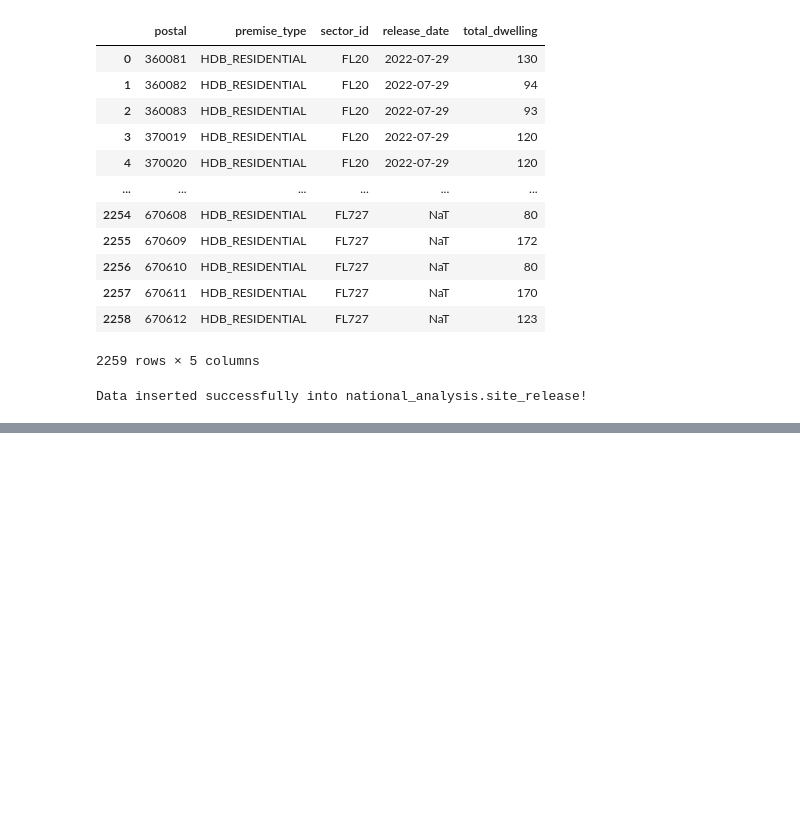
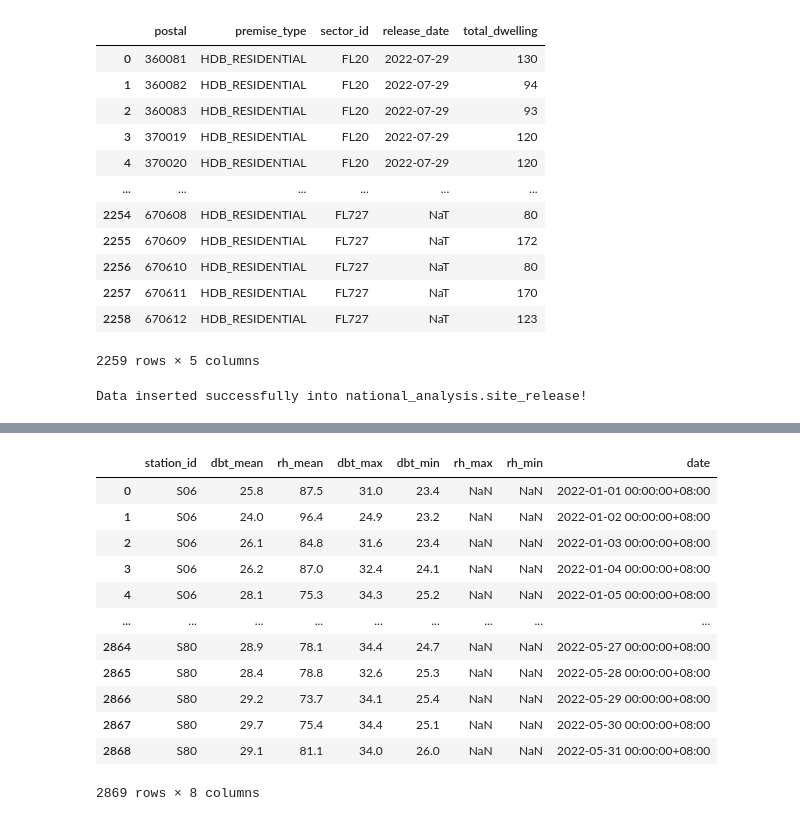
Before and after one commit to etheleon/dengue, a Jupyter notebook: scripts/insert_data.ipynb, the cells around one changed output, grey strips where cells are left out. Cells and saved outputs as stored; diff of their text form; code cells hidden in the pictures; blank space fills up the shorter version.

```diff
--- a/scripts/insert_data.ipynb
+++ b/scripts/insert_data.ipynb
@@ -237,0 +589,42 @@ connection.close()
+# %%
+# Define the column names with max, min, and mean as suffixes
+snake_case_names = [
+    "station", "year", "month", "day", "dbt_mean",
+    "rh_mean", "dbt_max", "dbt_min",
+    "wind_direction_scalar_mean", "wind_speed_scalar_kts_mean",
+    "wind_direction_max", "wind_speed_kts_max"
+]
+
+# Read the CSV file, skipping the first row and using the custom column names
+temperature_2022_df = pd.read_csv("/home/wesley/github/etheleon/national_analysis/data/climate/weather_2022/Temp 2022.csv", skiprows=1, names=snake_case_names, encoding='ISO-8859-1').loc[:, :"dbt_min"]
+
+expected_columns = ['rh_max', 'rh_min', 'rh_mean']
+
+# Check if each column exists in the DataFrame, and if not, add it with NaN values
+for col in expected_columns:
+    if col not in temperature_2022_df.columns:
+        temperature_2022_df[col] = np.nan
+
+temperature_2022_df.rename(columns={'station': 'station_id'}, inplace=True)
+
+
+# Combine year, month, and day into a single date column
+temperature_2022_df['date'] = pd.to_datetime(temperature_2022_df[['year', 'month', 'day']])
+temperature_2022_df.drop(columns=['year', 'month', 'day'], inplace=True)
+temperature_2022_df['date'] = temperature_2022_df['date'].dt.tz_localize('Asia/Singapore')
+# %%
+temperature_2022_df
+# %% [output]
+|  | station_id | dbt_mean | rh_mean | dbt_max | dbt_min | rh_max | rh_min | date |
+| 0 | S06 | 25.8 | 87.5 | 31.0 | 23.4 | NaN | NaN | 2022-01-01 00:00:00+08:00 |
+| 1 | S06 | 24.0 | 96.4 | 24.9 | 23.2 | NaN | NaN | 2022-01-02 00:00:00+08:00 |
+| 2 | S06 | 26.1 | 84.8 | 31.6 | 23.4 | NaN | NaN | 2022-01-03 00:00:00+08:00 |
+| 3 | S06 | 26.2 | 87.0 | 32.4 | 24.1 | NaN | NaN | 2022-01-04 00:00:00+08:00 |
+| 4 | S06 | 28.1 | 75.3 | 34.3 | 25.2 | NaN | NaN | 2022-01-05 00:00:00+08:00 |
+| ... | ... | ... | ... | ... | ... | ... | ... | ... |
+| 2864 | S80 | 28.9 | 78.1 | 34.4 | 24.7 | NaN | NaN | 2022-05-27 00:00:00+08:00 |
+| 2865 | S80 | 28.4 | 78.8 | 32.6 | 25.3 | NaN | NaN | 2022-05-28 00:00:00+08:00 |
+| 2866 | S80 | 29.2 | 73.7 | 34.1 | 25.4 | NaN | NaN | 2022-05-29 00:00:00+08:00 |
+| 2867 | S80 | 29.7 | 75.4 | 34.4 | 25.1 | NaN | NaN | 2022-05-30 00:00:00+08:00 |
+| 2868 | S80 | 29.1 | 81.1 | 34.0 | 26.0 | NaN | NaN | 2022-05-31 00:00:00+08:00 |
+2869 rows × 8 columns
```
Also changed, not shown: parts of 27 cells of this notebook, 1 other file.
